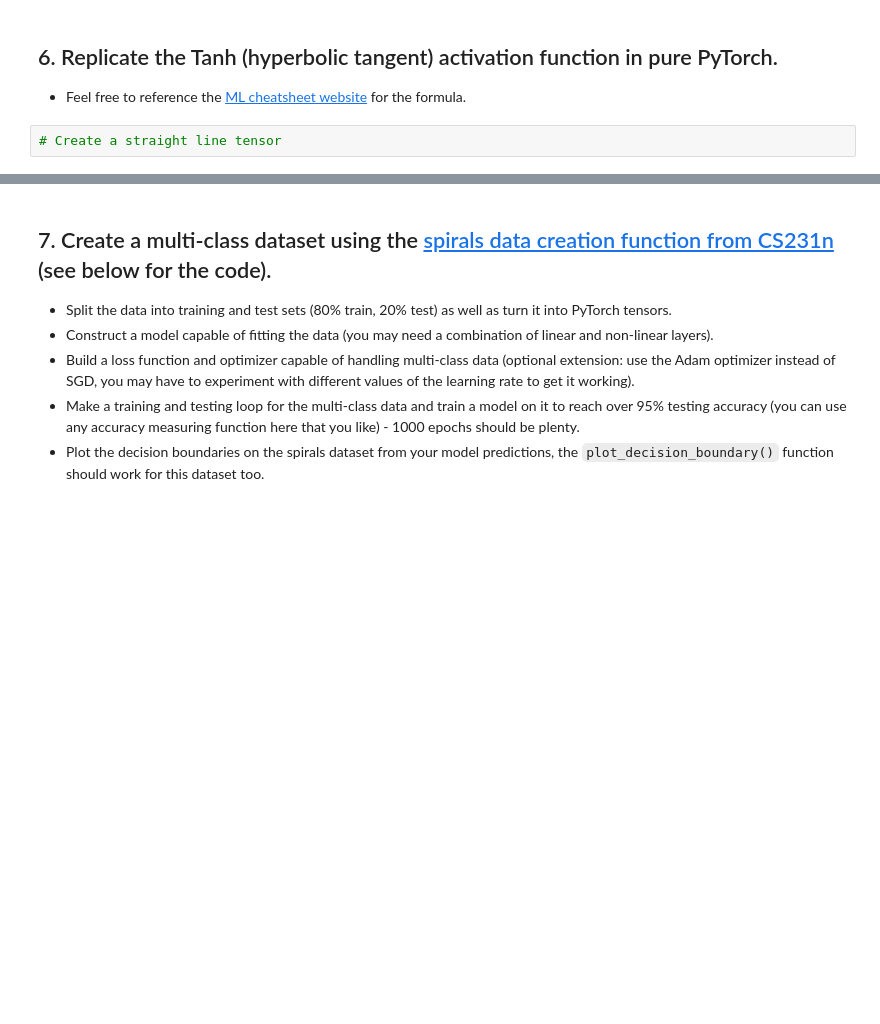
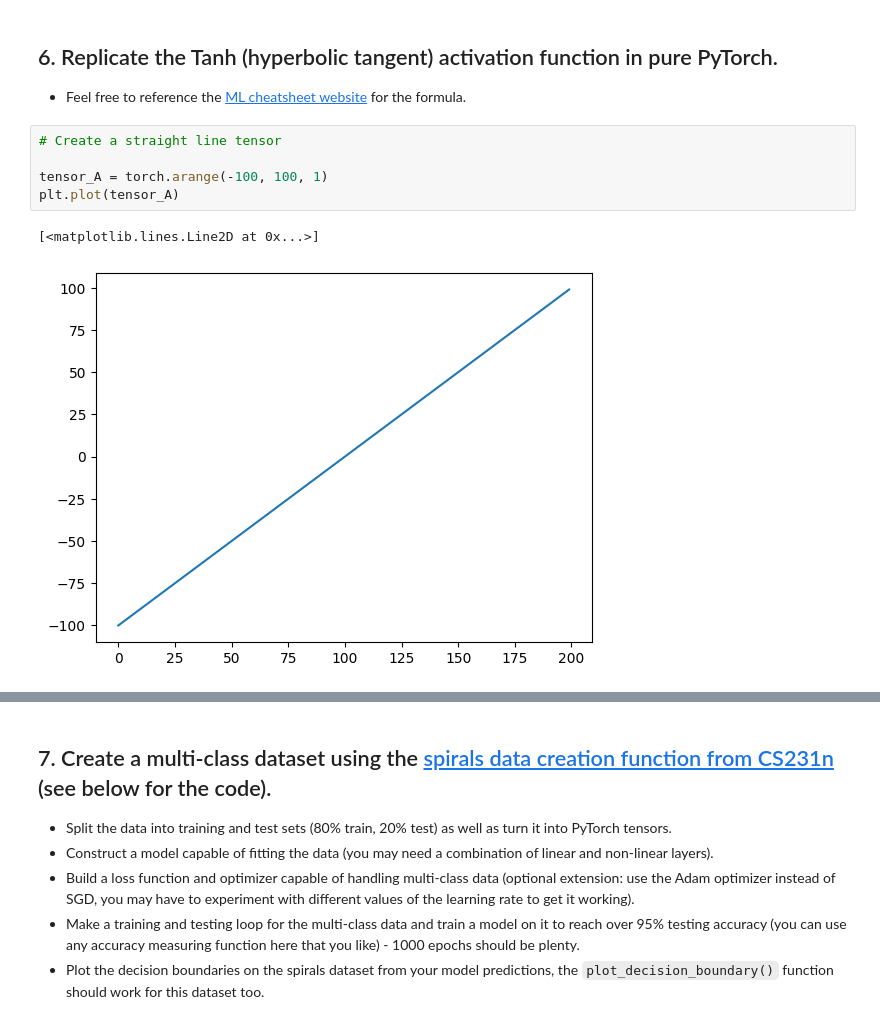
Before and after one commit to Moonshallow5/pytorch-tutorial, a Jupyter notebook: 02_pytorch_classification_exercises.ipynb, the cells around one changed output, grey strips where cells are left out. Drawn from its saved outputs; the diff is of its cells as text; blank space fills up the shorter version.

```diff
--- a/02_pytorch_classification_exercises.ipynb
+++ b/02_pytorch_classification_exercises.ipynb
@@ -269,5 +307,11 @@ def plot_decision_boundary(model, X, y):
   * Feel free to reference the [ML cheatsheet website](https://ml-cheatsheet.readthedocs.io/en/latest/activation_functions.html#tanh) for the formula.
 # %%
 # Create a straight line tensor
+
+tensor_A = torch.arange(-100, 100, 1)
+plt.plot(tensor_A)
+# %% [output]
+[<matplotlib.lines.Line2D at 0x...>]
+[figure, added]
 # %%
 # Test torch.tanh() on the tensor and plot it
```
Also changed, not shown: parts of 23 cells of this notebook.
